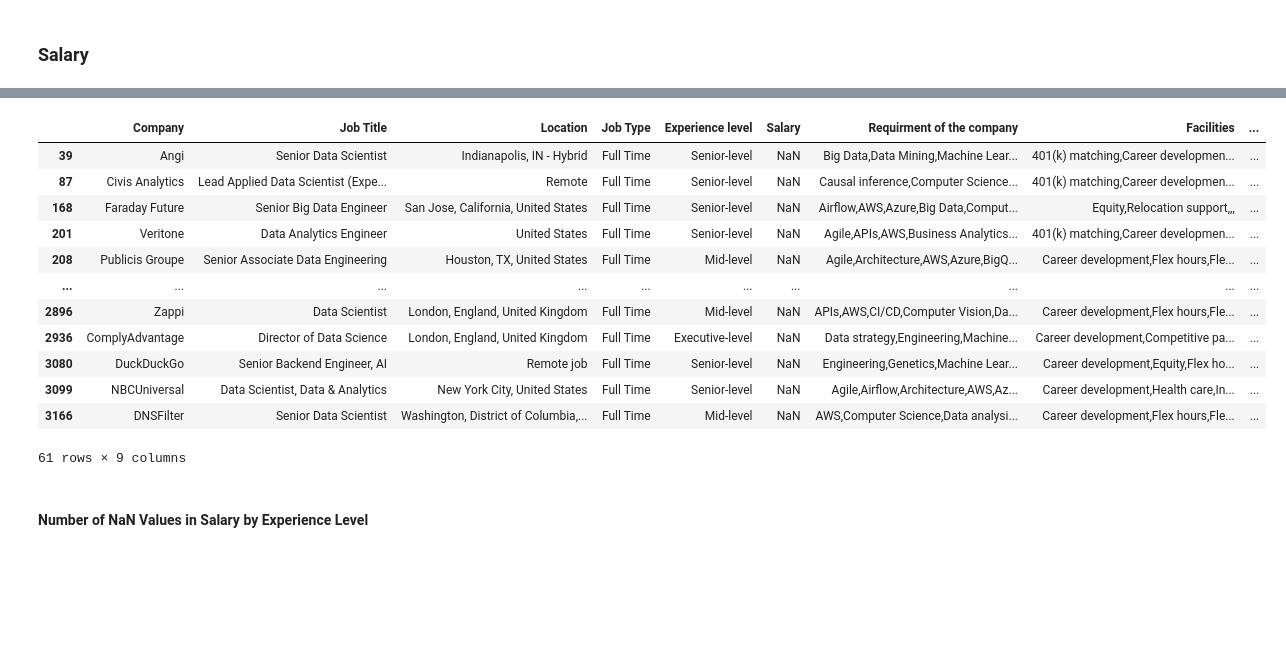
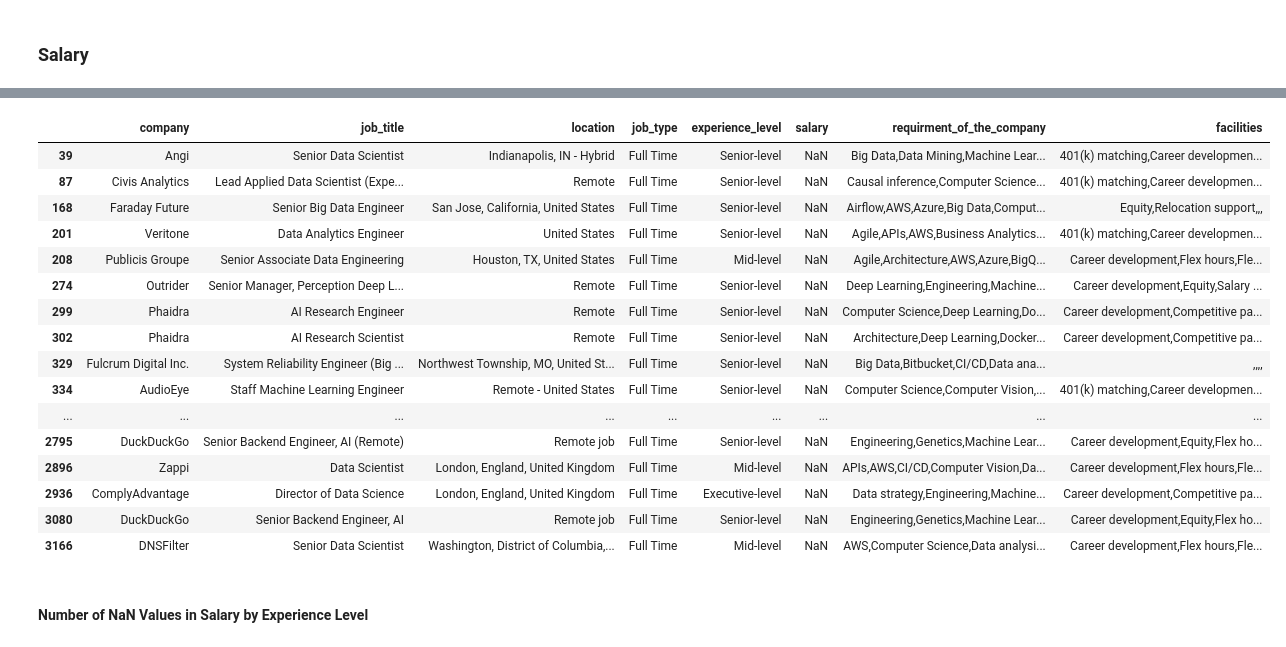
Before and after one commit to elouardyabderrahim/Analyse-des-opportunites-emploi, a Jupyter notebook: dataJob.ipynb, the cells around one changed output, grey strips where cells are left out. Drawn from its saved outputs; the diff is of its cells as text; code cells hidden in the pictures; blank space fills up the shorter version.

```diff
--- a/dataJob.ipynb
+++ b/dataJob.ipynb
@@ -323,0 +310,16 @@ English: 64.88%, Other: 35.12%
+# %%
+new_column_name={'Company': 'company','Job Title': 'job_title',
+ 'Location': 'location',
+ 'Job Type': 'job_type',
+ 'Experience level': 'experience_level',
+ 'Salary': 'salary',
+ 'Requirment of the company ': 'requirment_of_the_company',
+'Facilities': 'facilities',
+'Job Title Extracted': 'job_title_extracted',
+'Country': 'country',
+'Salary Category': 'salary_category',
+'Remote': 'remote',
+'Hybrid': 'hybrid',
+'Local': 'local',
+'Category': 'category'}
+dataFrame = dataFrame.rename(columns=new_column_name)
@@ -360,19 +378,23 @@ dataFrame[(dataFrame["Experience level"]=="Entry-level") & ( dataFrame["Salary"]
 # %%
-dataFrame[(dataFrame["Experience level"]!="Entry-level") & ( dataFrame["Salary"].isna())]
+dataFrame[(dataFrame["experience_level"]!="Entry-level") & ( dataFrame["salary"].isna())]
 # %% [output]
-|  | Company | Job Title | Location | Job Type | Experience level | Salary | Requirment of the company | Facilities | ... |
-| 39 | Angi | Senior Data Scientist | Indianapolis, IN - Hybrid | Full Time | Senior-level | NaN | Big Data,Data Mining,Machine Lear... | 401(k) matching,Career developmen... | ... |
-| 87 | Civis Analytics | Lead Applied Data Scientist (Expe... | Remote | Full Time | Senior-level | NaN | Causal inference,Computer Science... | 401(k) matching,Career developmen... | ... |
-| 168 | Faraday Future | Senior Big Data Engineer | San Jose, California, United States | Full Time | Senior-level | NaN | Airflow,AWS,Azure,Big Data,Comput... | Equity,Relocation support,,, | ... |
-| 201 | Veritone | Data Analytics Engineer | United States | Full Time | Senior-level | NaN | Agile,APIs,AWS,Business Analytics... | 401(k) matching,Career developmen... | ... |
-| 208 | Publicis Groupe | Senior Associate Data Engineering | Houston, TX, United States | Full Time | Mid-level | NaN | Agile,Architecture,AWS,Azure,BigQ... | Career development,Flex hours,Fle... | ... |
-| ... | ... | ... | ... | ... | ... | ... | ... | ... | ... |
-| 2896 | Zappi | Data Scientist | London, England, United Kingdom | Full Time | Mid-level | NaN | APIs,AWS,CI/CD,Computer Vision,Da... | Career development,Flex hours,Fle... | ... |
-| 2936 | ComplyAdvantage | Director of Data Science | London, England, United Kingdom | Full Time | Executive-level | NaN | Data strategy,Engineering,Machine... | Career development,Competitive pa... | ... |
-| 3080 | DuckDuckGo | Senior Backend Engineer, AI | Remote job | Full Time | Senior-level | NaN | Engineering,Genetics,Machine Lear... | Career development,Equity,Flex ho... | ... |
-| 3099 | NBCUniversal | Data Scientist, Data & Analytics | New York City, United States | Full Time | Senior-level | NaN | Agile,Airflow,Architecture,AWS,Az... | Career development,Health care,In... | ... |
-| 3166 | DNSFilter | Senior Data Scientist | Washington, District of Columbia,... | Full Time | Mid-level | NaN | AWS,Computer Science,Data analysi... | Career development,Flex hours,Fle... | ... |
+|  | company | job_title | location | job_type | experience_level | salary | requirment_of_the_company | facilities |
+| 39 | Angi | Senior Data Scientist | Indianapolis, IN - Hybrid | Full Time | Senior-level | NaN | Big Data,Data Mining,Machine Lear... | 401(k) matching,Career developmen... |
+| 87 | Civis Analytics | Lead Applied Data Scientist (Expe... | Remote | Full Time | Senior-level | NaN | Causal inference,Computer Science... | 401(k) matching,Career developmen... |
+| 168 | Faraday Future | Senior Big Data Engineer | San Jose, California, United States | Full Time | Senior-level | NaN | Airflow,AWS,Azure,Big Data,Comput... | Equity,Relocation support,,, |
+| 201 | Veritone | Data Analytics Engineer | United States | Full Time | Senior-level | NaN | Agile,APIs,AWS,Business Analytics... | 401(k) matching,Career developmen... |
+| 208 | Publicis Groupe | Senior Associate Data Engineering | Houston, TX, United States | Full Time | Mid-level | NaN | Agile,Architecture,AWS,Azure,BigQ... | Career development,Flex hours,Fle... |
+| 274 | Outrider | Senior Manager, Perception Deep L... | Remote | Full Time | Senior-level | NaN | Deep Learning,Engineering,Machine... | Career development,Equity,Salary ... |
+| 299 | Phaidra | AI Research Engineer | Remote | Full Time | Senior-level | NaN | Computer Science,Deep Learning,Do... | Career development,Competitive pa... |
+| 302 | Phaidra | AI Research Scientist | Remote | Full Time | Senior-level | NaN | Architecture,Deep Learning,Docker... | Career development,Competitive pa... |
+| 329 | Fulcrum Digital Inc. | System Reliability Engineer (Big ... | Northwest Township, MO, United St... | Full Time | Senior-level | NaN | Big Data,Bitbucket,CI/CD,Data ana... | ,,,, |
+| 334 | AudioEye | Staff Machine Learning Engineer | Remote - United States | Full Time | Senior-level | NaN | Computer Science,Computer Vision,... | 401(k) matching,Career developmen... |
+| ... | ... | ... | ... | ... | ... | ... | ... | ... |
+| 2795 | DuckDuckGo | Senior Backend Engineer, AI (Remote) | Remote job | Full Time | Senior-level | NaN | Engineering,Genetics,Machine Lear... | Career development,Equity,Flex ho... |
+| 2896 | Zappi | Data Scientist | London, England, United Kingdom | Full Time | Mid-level | NaN | APIs,AWS,CI/CD,Computer Vision,Da... | Career development,Flex hours,Fle... |
+| 2936 | ComplyAdvantage | Director of Data Science | London, England, United Kingdom | Full Time | Executive-level | NaN | Data strategy,Engineering,Machine... | Career development,Competitive pa... |
+| 3080 | DuckDuckGo | Senior Backend Engineer, AI | Remote job | Full Time | Senior-level | NaN | Engineering,Genetics,Machine Lear... | Career development,Equity,Flex ho... |
+| 3166 | DNSFilter | Senior Data Scientist | Washington, District of Columbia,... | Full Time | Mid-level | NaN | AWS,Computer Science,Data analysi... | Career development,Flex hours,Fle... |
-61 rows × 9 columns
 # %% [markdown]
 #### Number of NaN Values in Salary by Experience Level
 # %%
```
Also changed, not shown: parts of 19 cells of this notebook.
